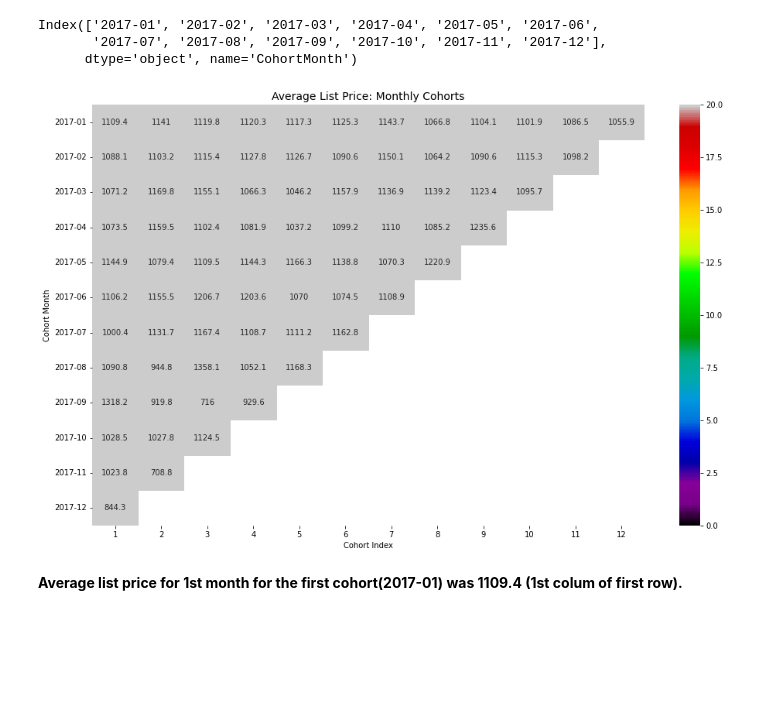
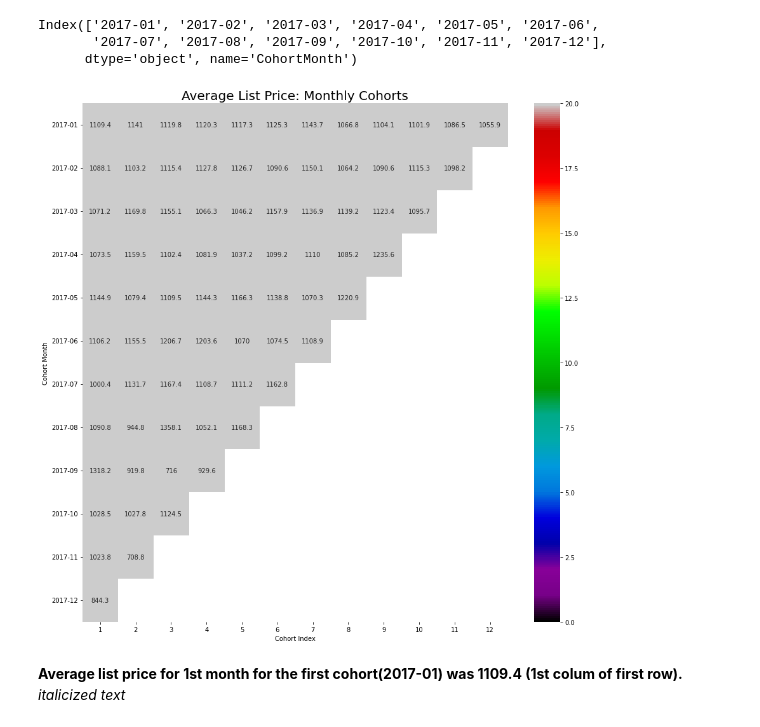
Before and after one commit to ynikhil9/Cohort-Analysis, a Jupyter notebook: Cohort.ipynb, the cells around one changed output. Drawn from its saved outputs; the diff is of its cells as text; code cells hidden in the pictures; blank space fills up the shorter version.

```diff
--- a/Cohort.ipynb
+++ b/Cohort.ipynb
@@ -352,18 +347,19 @@ Index(['2017-01', '2017-02', '2017-03', '2017-04', '2017-05', '2017-06',
 # %%
 
 # Initialize the figure
-plt.figure(figsize=(16, 10))
+plt.figure(figsize=(15, 15))
 
 # Adding a title
-plt.title('Average List Price: Monthly Cohorts', fontsize = 14)
+plt.title('Average List Price: Monthly Cohorts', fontsize = 20)
 
 # Creating the heatmap
 sns.heatmap(average_list_cost, annot = True,vmin = 0.0, vmax =20,cmap="nipy_spectral", fmt='g')
 plt.ylabel('Cohort Month')
 plt.xlabel('Cohort Index')
 plt.yticks( rotation='360')
 plt.show()
 # %% [output]
-[figure, old version]
+[figure, new version]
 # %% [markdown]
 **Average list price for 1st month for the first cohort(2017-01) was 1109.4 (1st colum of first row).**
+*italicized text*
```
Also changed, not shown: parts of 9 cells of this notebook.
